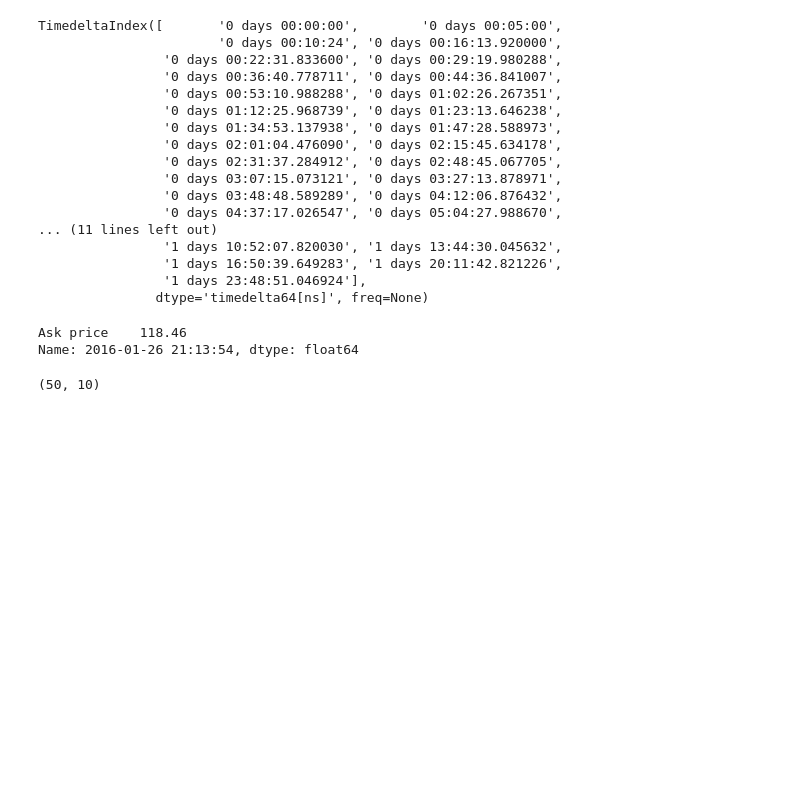
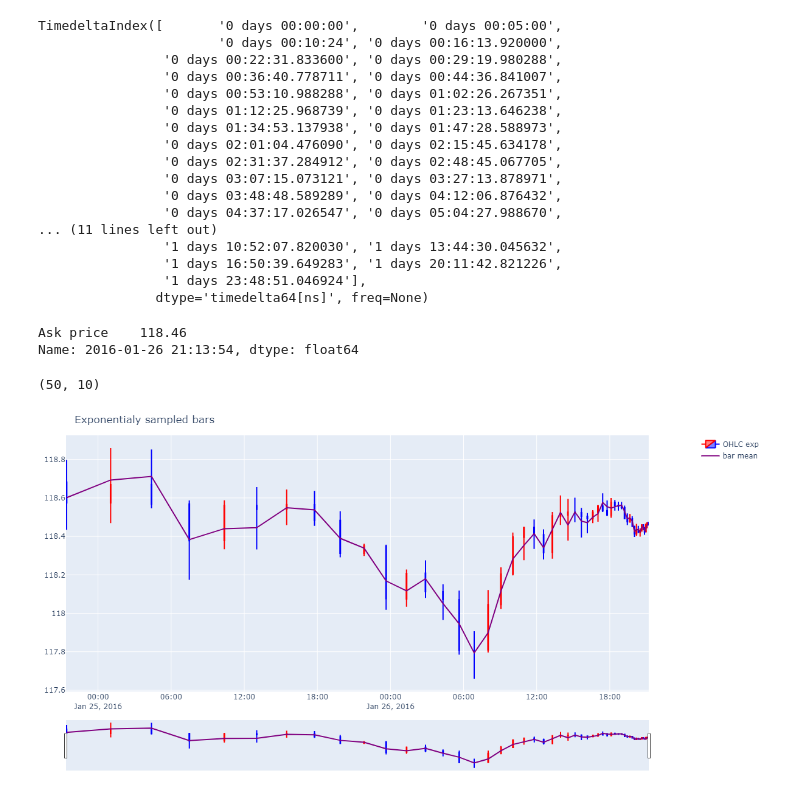
Before and after one commit to sinusgamma/bars_with_deep_learning, a Jupyter notebook: ts_bars.ipynb, the cells around one changed output. Saved outputs shown, nothing was run; the diff lists cells and outputs as text; code cells hidden in the pictures; blank space fills up the shorter version.

```diff
--- a/ts_bars.ipynb
+++ b/ts_bars.ipynb
@@ -545,23 +561,27 @@ df_exp.shape
 # %%
 # Fig6
 # chart is zoomable - hover right top
 fig6 = make_subplots(specs=[[{"secondary_y": True}]])
 fig6.add_trace(go.Candlestick(x=df_exp['start'],
                 open=df_exp['open'],
                 high=df_exp['high'],
                 low=df_exp['low'],
                 close=df_exp['close'],
                 increasing_line_color= 'red', decreasing_line_color= 'blue',
                 name="OHLC exp"))
 fig6.add_trace(go.Scatter(
                 x=df_exp['start'],
                 y=df_exp['mean'],
                 marker_color="purple",
                 name="bar mean"))
 
 fig6.update_layout(
+    title_text='Exponentialy sampled bars',
     autosize=False,
     width=1200,
     height=600,
-    margin=dict(l=10,r=10,b=10,t=10))
-fig6.show()
+    margin=dict(l=10,r=10,b=10,t=40))
+img_bytes = fig6.to_image(format="png")
+Image(img_bytes)
+# %% [output]
+[figure, added]
```
Also changed, not shown: parts of 4 cells of this notebook.
